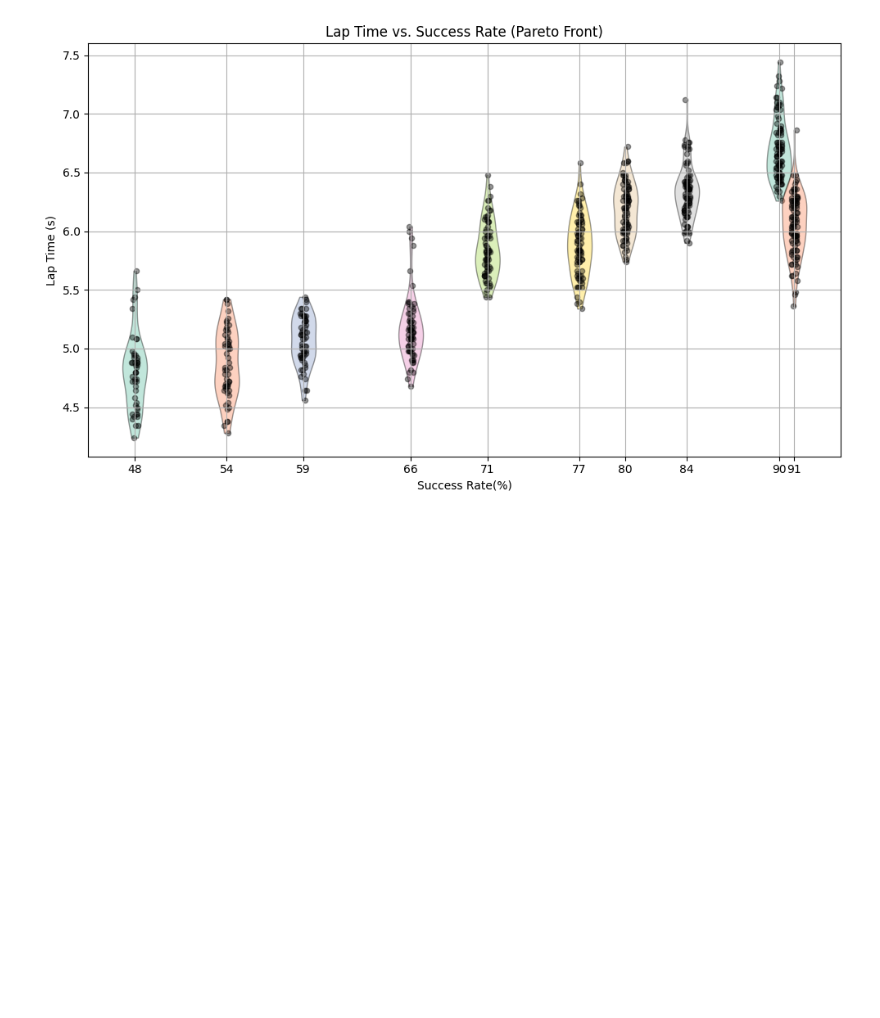
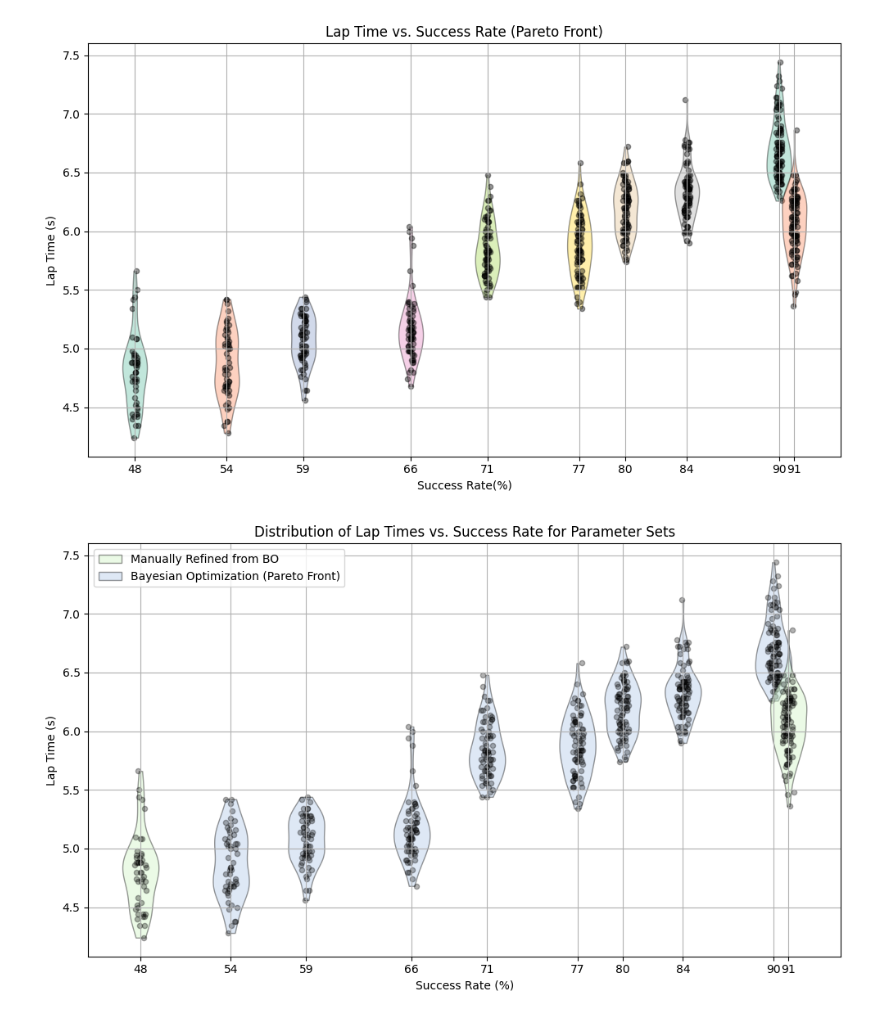
Before and after one commit to yufei4hua/lsy_drone_racing, a Jupyter notebook: lsy_drone_racing/logs/roll_outs/violin_plot.ipynb, the cells around one changed output. Cells and saved outputs as stored; diff of their text form; code cells hidden in the pictures; blank space fills up the shorter version.

Commit message:
chore: update violin plots

```diff
--- a/lsy_drone_racing/logs/roll_outs/violin_plot.ipynb
+++ b/lsy_drone_racing/logs/roll_outs/violin_plot.ipynb
@@ -55,3 +55,77 @@ plt.tight_layout()
 plt.show()
 # %% [output]
 [figure]
+# %%
+import os
+import pandas as pd
+import seaborn as sns
+import matplotlib.pyplot as plt
+import numpy as np
+from scipy.stats import gaussian_kde
+
+# load data
+file_group_pairs = {
+    f: pd.read_csv(f).query("`Lap Times` != -1").shape[0] / pd.read_csv(f).shape[0] * 100
+    for f in os.listdir(".") if f.startswith("roll_outs") and f.endswith(".csv")
+}
+
+all_data = []
+for file, group in file_group_pairs.items():
+    df = pd.read_csv(file)
+    df = df[df["Lap Times"] != -1]
+    df["Group"] = group
+    all_data.append(df)
+
+df_all = pd.concat(all_data, ignore_index=True)
+df_all["Group"] = pd.to_numeric(df_all["Group"])
+unique_groups = sorted(df_all["Group"].unique())
+
+manual_groups = [48, 91]
+
+plt.figure(figsize=(10, 6))
+
+auto_groups = [g for g in unique_groups if g not in manual_groups]
+palette = ["#aec7e8"] * len(auto_groups)
+color_map = {g: palette[i] for i, g in enumerate(auto_groups)}
+color_manual = ["#cdf4c2"]
+
+has_manual_label = False
+has_bo_label = False
+
+for group in unique_groups:
+    y = df_all[df_all["Group"] == group]["Lap Times"].values
+    x = np.full_like(y, group)
+
+    kde = gaussian_kde(y)
+    y_vals = np.linspace(min(y), max(y), 200)
+    densities = kde(y_vals)
+    densities = densities / densities.max() * 1.2 # violin width
+
+    if group in manual_groups:
+        facecolor = color_manual
+        label = "Manually Refined from BO" if not has_manual_label else None
+        has_manual_label = True
+    else:
+        facecolor = color_map[group]
+        label = "Bayesian Optimization (Pareto Front)" if not has_bo_label else None
+        has_bo_label = True
+
+    # violin
+    plt.fill_betweenx(y_vals, group - densities, group + densities,
+                      facecolor=facecolor, alpha=0.4, edgecolor="k", label=label)
+
+    # strip scatter
+    jitter = (np.random.rand(len(y)) - 0.5) * 0.8 # scatter width
+    plt.scatter(x + jitter, y, color='black', alpha=0.3, s=20)
+
+plt.xticks(unique_groups, [str(int(g)) for g in unique_groups])
+plt.xlabel(r"Success Rate (%)")
+plt.ylabel("Lap Time (s)")
+plt.grid(True)
+plt.title("Distribution of Lap Times vs. Success Rate for Parameter Sets")
+
+plt.legend(loc="upper left")
+plt.tight_layout()
+plt.show()
+# %% [output]
+[figure, added]
```
Also changed, not shown: 1 other file.
